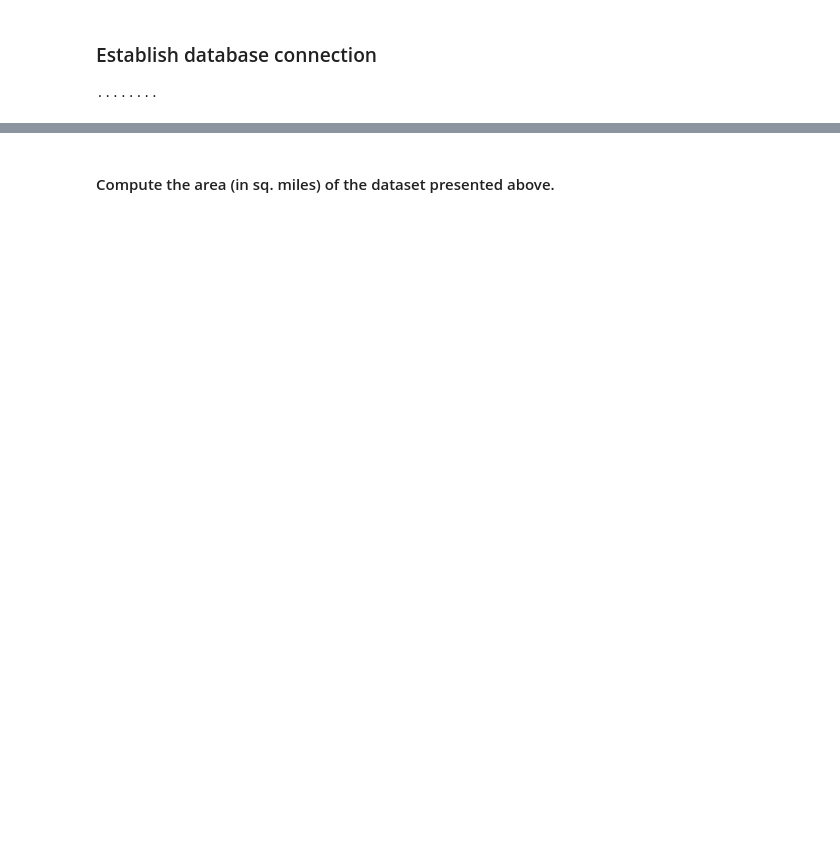
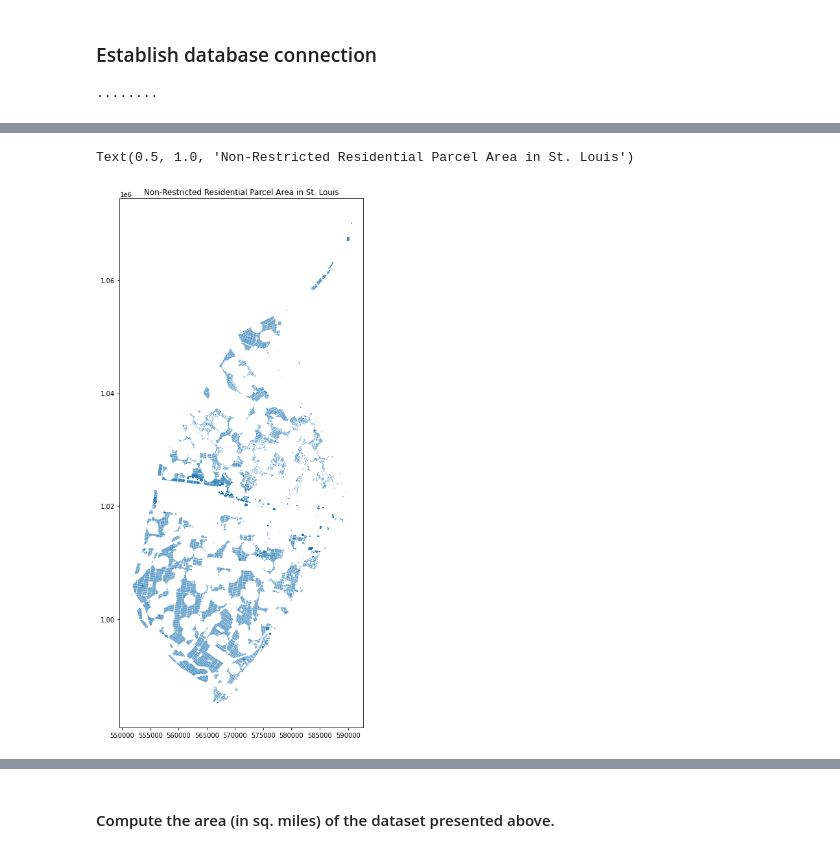
Before and after one commit to PMattox/dsa_masters, a Jupyter notebook: DSA_Capstone/Analysis - Residential Area.ipynb, the cells around one changed output, grey strips where cells are left out. Saved outputs shown, nothing was run; the diff lists cells and outputs as text; code cells hidden in the pictures; blank space fills up the shorter version.

```diff
--- a/DSA_Capstone/Analysis - Residential Area.ipynb
+++ b/DSA_Capstone/Analysis - Residential Area.ipynb
@@ -130,0 +137,6 @@ gdf_zoning_descr_flat.plot(ax=ax2, column='description')
+# %%
+# create sql statement and pull from db into a geopandas dataframe
+# query the table and read data into a geodf
+sql = "select * from stlnonrestrictedresparcels;"
+gdf_res_remain = gpd.read_postgis(sql, conn)
+gdf_res_remain.head()
@@ -130,0 +157,7 @@ gdf_zoning_descr_flat.plot(ax=ax2, column='description')
+# %%
+# visualize the data
+gdf_res_remain.plot(figsize=(15,15))
+plt.title("Non-Restricted Residential Parcel Area in St. Louis")
+# %% [output]
+Text(0.5, 1.0, 'Non-Restricted Residential Parcel Area in St. Louis')
+[figure, added]
```
Also changed, not shown: parts of 49 cells of this notebook, 1 other file.
